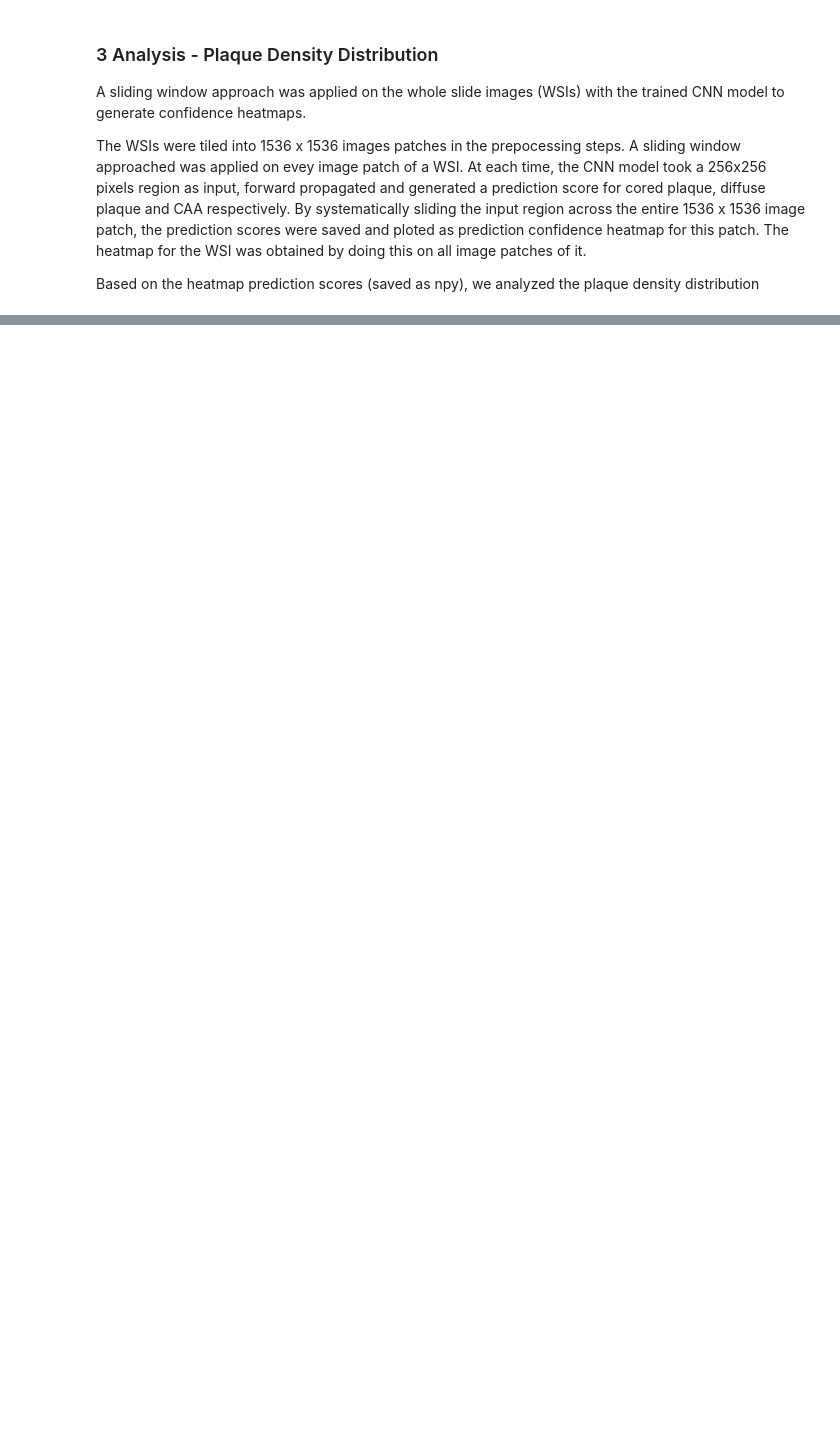
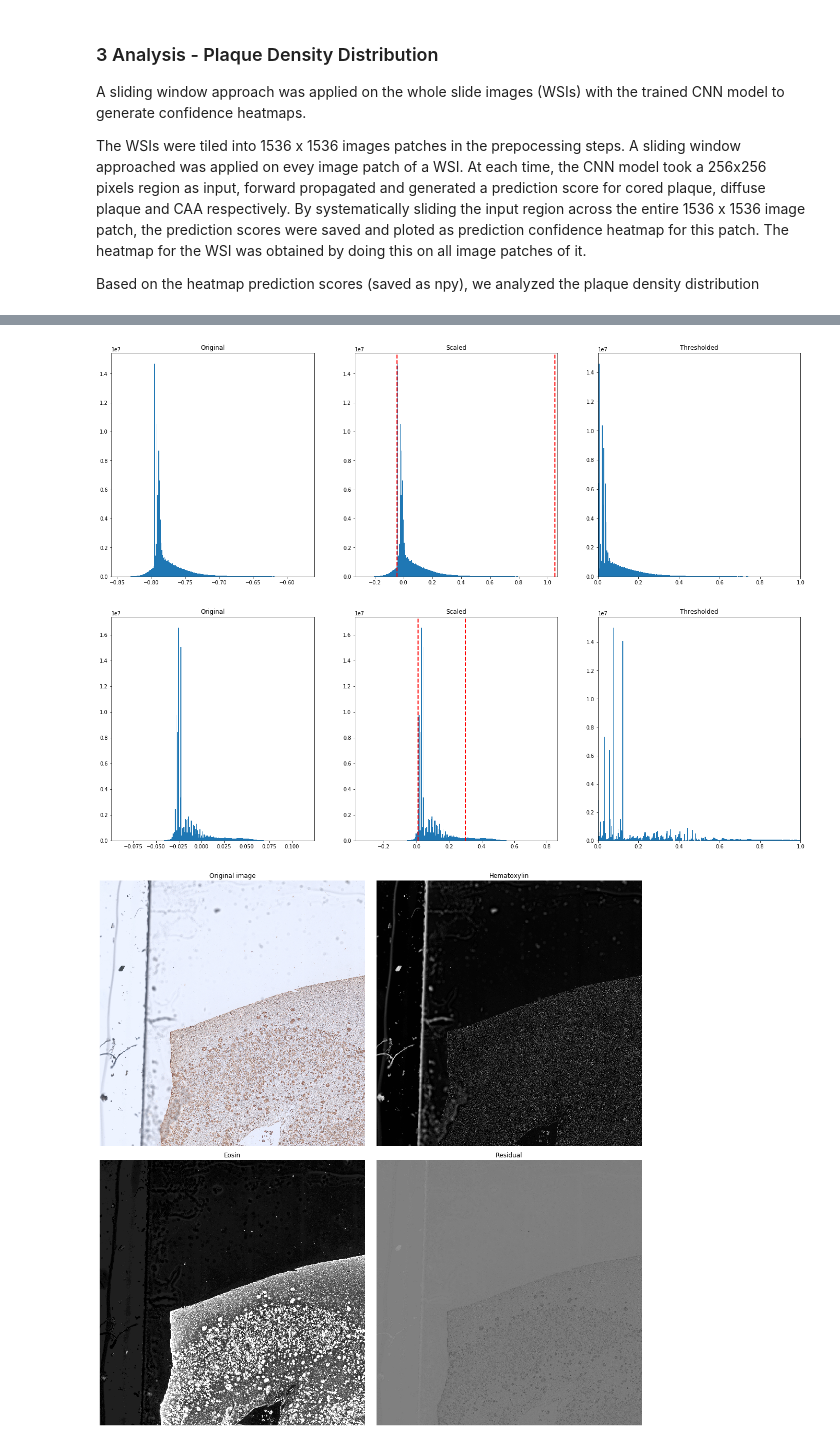
Before and after one commit to henrrydegee/plaquebox-paper, a Jupyter notebook: 3) Analysis - Plaque Density Distribution.ipynb, the cells around one changed output, grey strips where cells are left out. Saved outputs shown, nothing was run; the diff lists cells and outputs as text; code cells hidden in the pictures; blank space fills up the shorter version.

```diff
--- a/3) Analysis - Plaque Density Distribution.ipynb
+++ b/3) Analysis - Plaque Density Distribution.ipynb
@@ -76,0 +211,78 @@ MemoryError:
+# %%
+# Separate stains (dev)
+consts = []
+consts.append({'mean':0.037, 'std':0.12, 'thres_min':-0.045568, 'thres_max':1.051931})
+consts.append({'mean':0.091, 'std':0.106, 'thres_min':0.01, 'thres_max':0.3})
+# %%
+# Separate stains (dev)
+def scale_range(arr, new_min, new_max):
+    return (arr - arr.min()) * (new_max - new_min) / (arr.max() - arr.min()) + new_min
+
+def scale_meanstd(arr, new_mean, new_std):
+    return (arr - np.mean(arr)) / np.std(arr) * new_std + new_mean
+
+def apply_contrast_threshold(arr, thres_min, thres_max):
+    arr[arr < thres_min] = thres_min
+    arr[arr > thres_max] = thres_max
+    return scale_range(arr, 0, 1)
+
+fig1 = plt.figure(figsize=(24,8))
+ax = fig1.add_subplot(131, title='Original')
+ax.hist(ihc_hdx[:,:,0].ravel(), bins=256)
+ax.set_xlim(ihc_hdx[:,:,0].min(), ihc_hdx[:,:,0].max())
+
+fig2 = plt.figure(figsize=(24,8))
+ax = fig2.add_subplot(131, title='Original')
+ax.hist(ihc_hdx[:,:,1].ravel(), bins=256)
+ax.set_xlim(ihc_hdx[:,:,1].min(), ihc_hdx[:,:,1].max())
+
+new_ihc_hdx_0_scale = scale_meanstd(ihc_hdx[:,:,0], consts[0]['mean'], consts[0]['std'])
+new_ihc_hdx_1_scale = scale_meanstd(ihc_hdx[:,:,1], consts[1]['mean'], consts[1]['std'])
+
+ax = fig1.add_subplot(132, title='Scaled')
+ax.hist(new_ihc_hdx_0_scale.ravel(), bins=256)
+ax.axvline(x=consts[0]['thres_min'], color='r', linestyle='dashed', linewidth=2)
+ax.axvline(x=consts[0]['thres_max'], color='r', linestyle='dashed', linewidth=2)
+ax.set_xlim(new_ihc_hdx_0_scale.min(), new_ihc_hdx_0_scale.max())
+
+ax = fig2.add_subplot(132, title='Scaled')
+ax.hist(new_ihc_hdx_1_scale.ravel(), bins=256)
+ax.axvline(x=consts[1]['thres_min'], color='r', linestyle='dashed', linewidth=2)
+ax.axvline(x=consts[1]['thres_max'], color='r', linestyle='dashed', linewidth=2)
+ax.set_xlim(new_ihc_hdx_1_scale.min(), new_ihc_hdx_1_scale.max())
+
+new_ihc_hdx_0 = apply_contrast_threshold(new_ihc_hdx_0_scale, consts[0]['thres_min'], consts[0]['thres_max'])
+new_ihc_hdx_1 = apply_contrast_threshold(new_ihc_hdx_1_scale, consts[1]['thres_min'], consts[1]['thres_max'])
+
+ax = fig1.add_subplot(133, title='Thresholded')
+ax.hist(new_ihc_hdx_0.ravel(), bins=256)
+ax.set_xlim(new_ihc_hdx_0.min(), new_ihc_hdx_0.max())
+
+ax = fig2.add_subplot(133, title='Thresholded')
+ax.hist(new_ihc_hdx_1.ravel(), bins=256)
+ax.set_xlim(new_ihc_hdx_1.min(), new_ihc_hdx_1.max())
+
+fig, axes = plt.subplots(2, 2, figsize=(15, 15), sharex=True, sharey=True)
+ax = axes.ravel()
+
+ax[0].imshow(rgb_img[0:10000, 0:10000, :])
+ax[0].set_title("Original image")
+
+ax[1].imshow(new_ihc_hdx_0, cmap='gray')
+ax[1].set_title("Hematoxylin")
+
+ax[2].imshow(new_ihc_hdx_1, cmap='gray')
+ax[2].set_title("Eosin")
+
+ax[3].imshow(ihc_hdx[:, :, 2], cmap='gray')
+ax[3].set_title("Residual")
+
+for a in ax.ravel():
+    a.axis('off')
+
+fig.tight_layout()
+plt.show()
+# %% [output]
+[figure, added]
+[figure, added]
+[figure, added]
```
Also changed, not shown: parts of 35 cells of this notebook, 2 other files.
